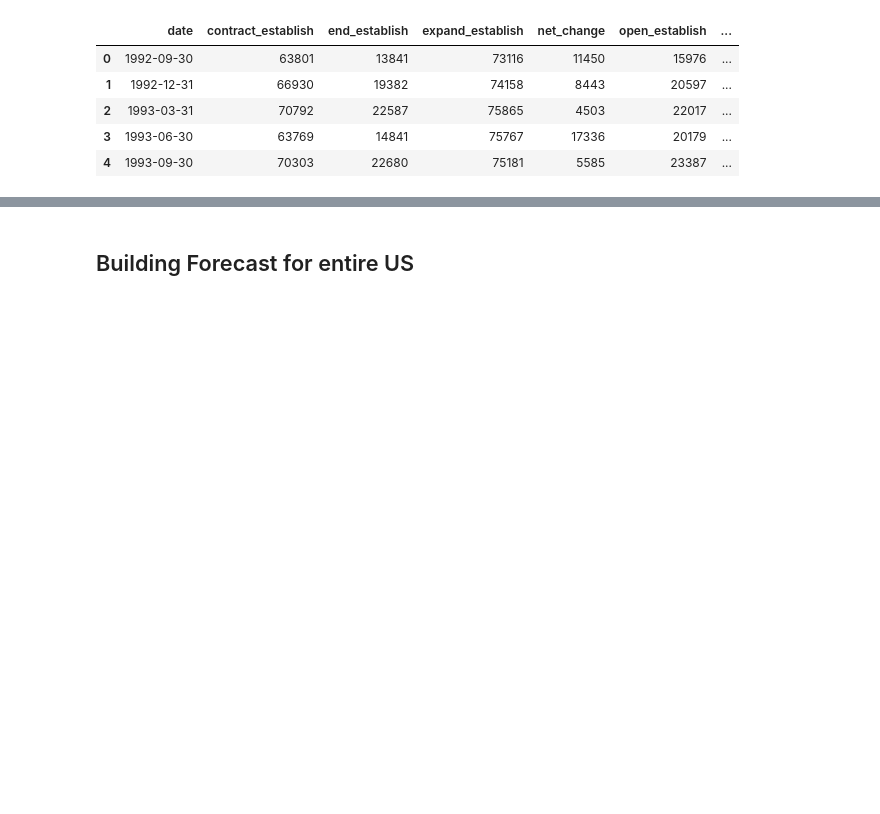
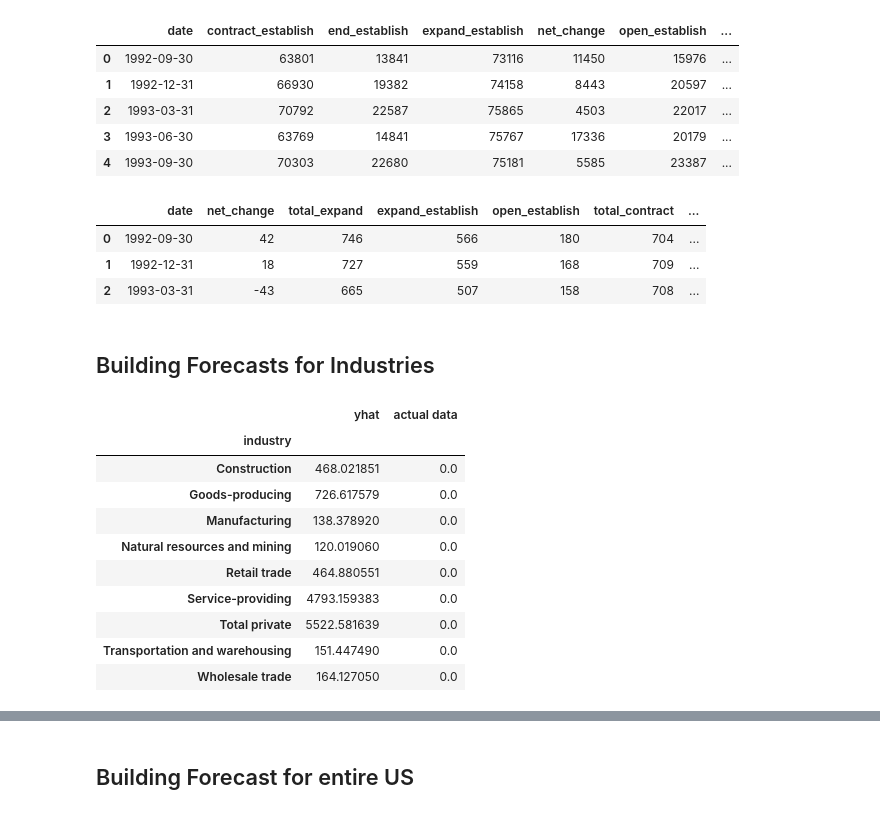
Before and after one commit to ttoddfox/Small-Business-Capstone, a Jupyter notebook: Models and Forecasting/Time Series/Time Series Forecast.ipynb, the cells around one changed output, grey strips where cells are left out. Saved outputs shown, nothing was run; the diff lists cells and outputs as text; code cells hidden in the pictures; blank space fills up the shorter version.

```diff
--- a/Models and Forecasting/Time Series/Time Series Forecast.ipynb
+++ b/Models and Forecasting/Time Series/Time Series Forecast.ipynb
@@ -21,6 +23,13 @@ time_series_data.head()
 | 2 | 1993-03-31 | 70792 | 22587 | 75865 | 4503 | 22017 | ... |
 | 3 | 1993-06-30 | 63769 | 14841 | 75767 | 17336 | 20179 | ... |
 | 4 | 1993-09-30 | 70303 | 22680 | 75181 | 5585 | 23387 | ... |
+# %%
+industry_time_series.head(3)
+# %% [output]
+|  | date | net_change | total_expand | expand_establish | open_establish | total_contract | ... |
+| 0 | 1992-09-30 | 42 | 746 | 566 | 180 | 704 | ... |
+| 1 | 1992-12-31 | 18 | 727 | 559 | 168 | 709 | ... |
+| 2 | 1993-03-31 | -43 | 665 | 507 | 158 | 708 | ... |
 # %%
 contract_establish_ts = time_series_data[['date', 'contract_establish', 'state']].rename(columns={'date': 'ds',
                                                                                             'contract_establish':'y'})
@@ -38,3 +58,51 @@ end_establish_ts_all = end_establish_ts.groupby('ds').sum().reset_index()
 expand_establish_ts_all = expand_establish_ts.groupby('ds').sum().reset_index()
 net_change_ts_all = net_change_ts.groupby('ds').sum().reset_index()
 open_establish_ts_all = open_establish_ts.groupby('ds').sum().reset_index()
+# %% [markdown]
+## Building Forecasts for Industries
+# %%
+def create_prophet_forecast_ind(ts, target, industry):
+    prophet_model = fbprophet.Prophet(changepoint_prior_scale=0.2)
+    prophet_model.fit(ts)
+    ts_forecast = prophet_model.make_future_dataframe(periods = 4*3, freq='Q')
+    # make predictions
+    ts_forecast = prophet_model.predict(ts_forecast)
+    final_view = ts_forecast[['ds', 'yhat']]
+    final_view['target'] = target
+    final_view['industry'] = industry
+    final_view['actual data'] = ts['y']
+    return final_view
+# %%
+targets_ts_ind = [contract_establish_ts_ind, end_establish_ts_ind, expand_establish_ts_ind,
+                  net_change_ts_ind, open_establish_ts_ind]
+targets_list = ['contract_establish', 'end_establish', 'expand_establish', 'net_change', 'open_establish']
+industry_list = contract_establish_ts_ind['industry'].unique()
+# %%
+def parse_through_industries(industry_list, target_ts, target):
+    joined_forecast = pd.DataFrame()
+    for ind in industry_list:
+        new_ts = target_ts.loc[target_ts['industry'] == ind].reset_index().drop(['index'],axis=1)
+        industry_forecast = create_prophet_forecast_ind(new_ts, target=target, industry=ind)
+        joined_forecast = joined_forecast.append(industry_forecast)
+    return joined_forecast
+# %%
+expand_establish_forecast = parse_through_industries(industry_list, expand_establish_ts_ind, target='expand_establish')
+end_establish_forecast = parse_through_industries(industry_list, end_establish_ts_ind, target='end_establish')
+open_establish_forecast = parse_through_industries(industry_list, open_establish_ts_ind, target='open_establish')
+contract_establish_forecast = parse_through_industries(industry_list, contract_establish_ts_ind, target='contract_establish')
+# %%
+open_establish_forecast_2019 = open_establish_forecast.loc[(open_establish_forecast['ds']>='2019') &
+                                                           (open_establish_forecast['ds']<'2020')]
+open_establish_forecast_2019.groupby('industry').sum()
+# %% [output]
+|  | yhat | actual data |
+| industry |  |  |
+| Construction | 468.021851 | 0.0 |
+| Goods-producing | 726.617579 | 0.0 |
+| Manufacturing | 138.378920 | 0.0 |
+| Natural resources and mining | 120.019060 | 0.0 |
+| Retail trade | 464.880551 | 0.0 |
+| Service-providing | 4793.159383 | 0.0 |
+| Total private | 5522.581639 | 0.0 |
+| Transportation and warehousing | 151.447490 | 0.0 |
+| Wholesale trade | 164.127050 | 0.0 |
```
Also changed, not shown: parts of 16 cells of this notebook, 1 other file.
